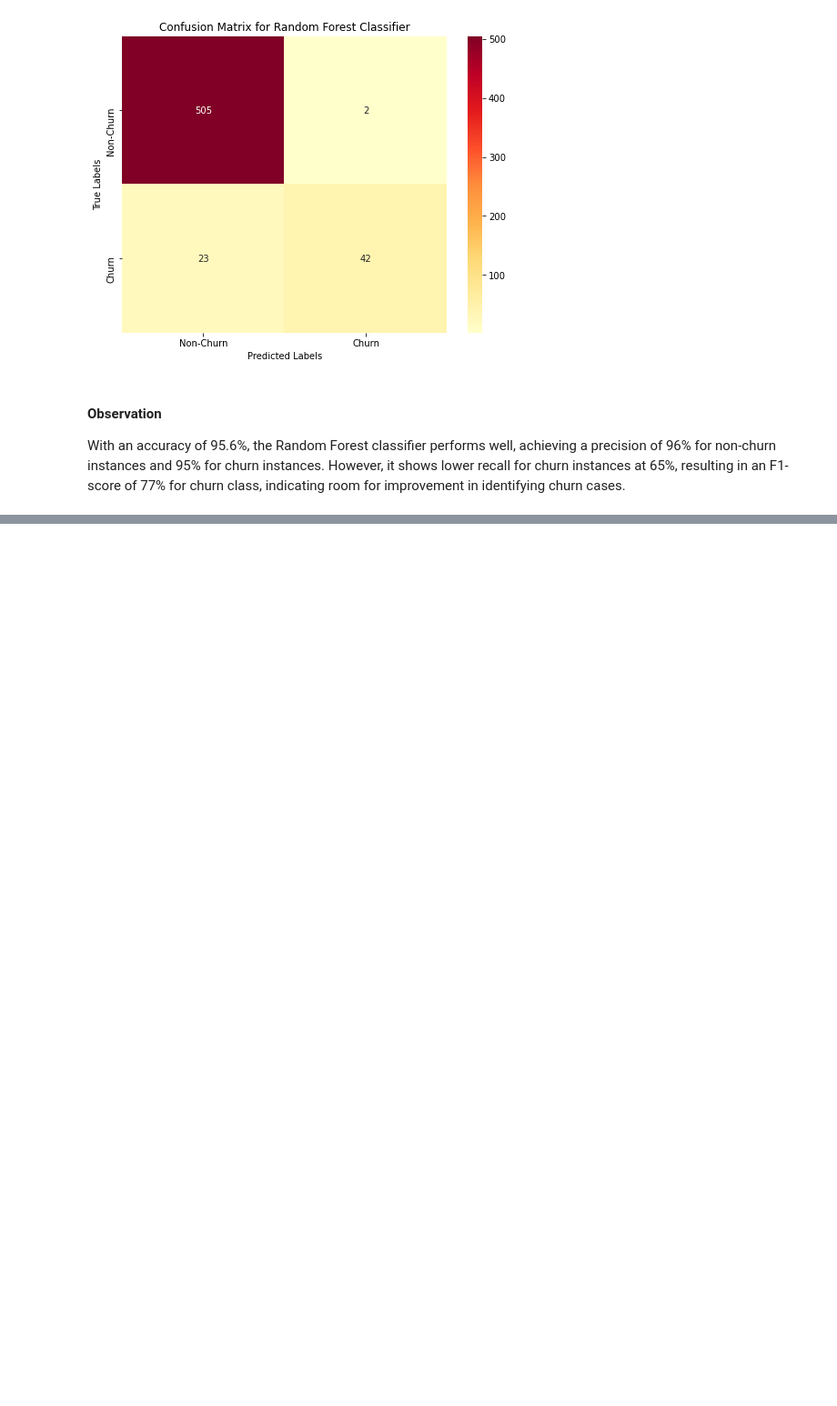
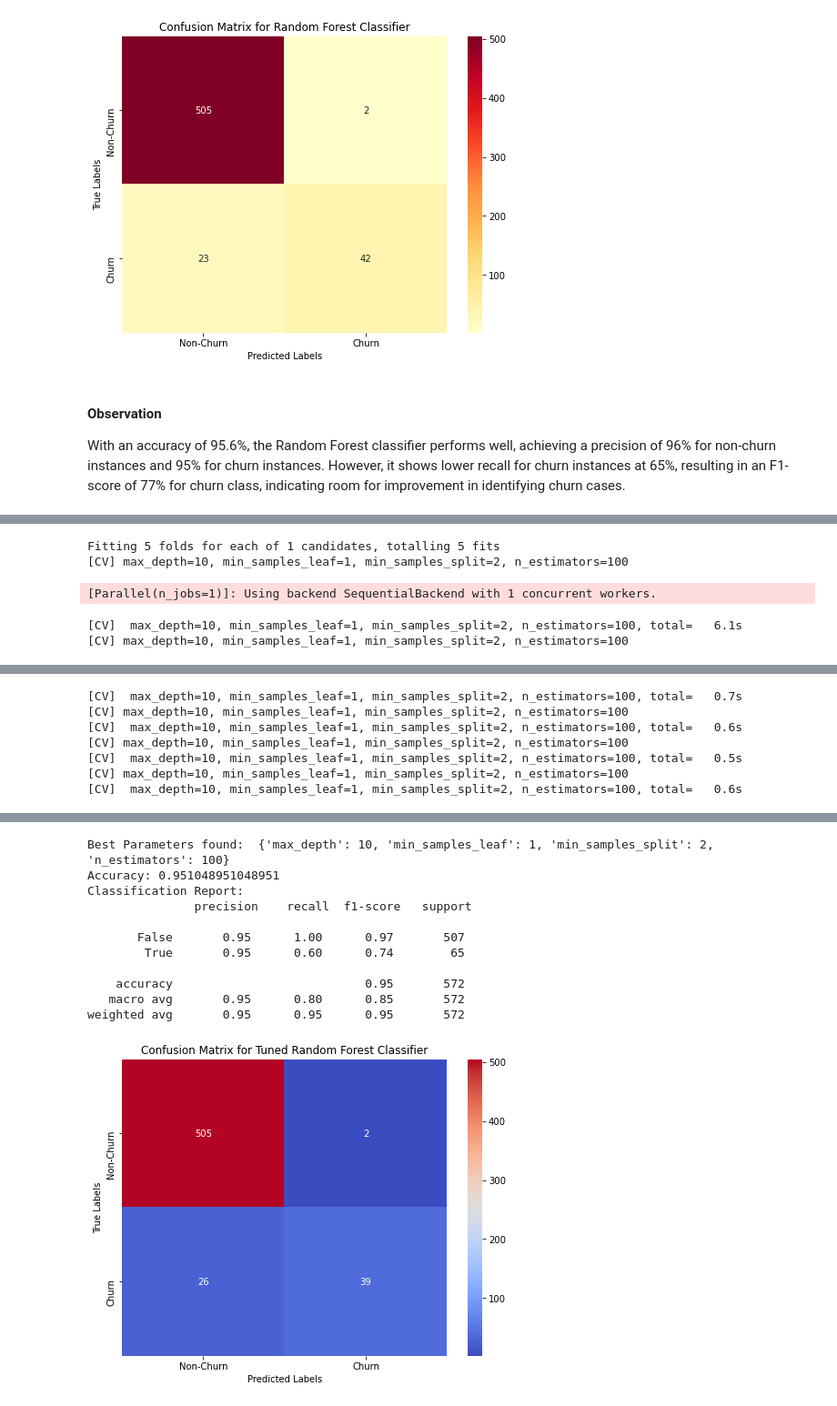
Before and after one commit to Agai-Beryl/Predicting-Customer-Churn-For-A-Leading-Telco-Using-Machine-Learning, a Jupyter notebook: MachineLearning.ipynb, the cells around one changed output, grey strips where cells are left out. Shown at 91% size. Saved outputs shown, nothing was run; the diff lists cells and outputs as text; code cells hidden in the pictures; blank space fills up the shorter version.

Commit message:
Tune the random forest hyperparameters

```diff
--- a/MachineLearning.ipynb
+++ b/MachineLearning.ipynb
@@ -1604,0 +1633,49 @@ With an accuracy of 95.6%, the Random Forest classifier performs well, achieving
+# %%
+# Define a simplified parameter grid for the Random Forest
+param_grid = {
+    'n_estimators': [100],
+    'max_depth': [10],
+    'min_samples_split': [2],
+    'min_samples_leaf': [1]
+}
+
+# Initialize GridSearchCV with Random Forest
+grid_search = GridSearchCV(estimator=RandomForestClassifier(random_state=42),
+                           param_grid=param_grid,
+                           cv=5,
+                           scoring='accuracy',
+                           n_jobs=1,
+                           verbose=2)
+
+# Fit the model using GridSearchCV
+grid_search.fit(X_train, y_train)
+
+# Get the best model
+best_rf_model = grid_search.best_estimator_
+
+# Predict on the test set
+y_pred = best_rf_model.predict(X_test)
+
+# Evaluate the best model
+accuracy = accuracy_score(y_test, y_pred)
+class_report = classification_report(y_test, y_pred)
+cm = confusion_matrix(y_test, y_pred)
+
+# Print results
+print("Best Parameters found: ", grid_search.best_params_)
+print("Accuracy:", accuracy)
+print("Classification Report:\n", class_report)
+
+# Visualize confusion matrix
+plt.figure(figsize=(8, 6))
+sns.heatmap(cm, annot=True, fmt='d', cmap='coolwarm', xticklabels=['Non-Churn', 'Churn'], yticklabels=['Non-Churn', 'Churn'])
+plt.xlabel('Predicted Labels')
+plt.ylabel('True Labels')
+plt.title('Confusion Matrix for Tuned Random Forest Classifier')
+plt.show()
+# %% [output]
+Fitting 5 folds for each of 1 candidates, totalling 5 fits
+[CV] max_depth=10, min_samples_leaf=1, min_samples_split=2, n_estimators=100
+[Parallel(n_jobs=1)]: Using backend SequentialBackend with 1 concurrent workers.
+[CV]  max_depth=10, min_samples_leaf=1, min_samples_split=2, n_estimators=100, total=   6.1s
+[CV] max_depth=10, min_samples_leaf=1, min_samples_split=2, n_estimators=100
@@ -1604,0 +1683,7 @@ With an accuracy of 95.6%, the Random Forest classifier performs well, achieving
+[CV]  max_depth=10, min_samples_leaf=1, min_samples_split=2, n_estimators=100, total=   0.7s
+[CV] max_depth=10, min_samples_leaf=1, min_samples_split=2, n_estimators=100
+[CV]  max_depth=10, min_samples_leaf=1, min_samples_split=2, n_estimators=100, total=   0.6s
+[CV] max_depth=10, min_samples_leaf=1, min_samples_split=2, n_estimators=100
+[CV]  max_depth=10, min_samples_leaf=1, min_samples_split=2, n_estimators=100, total=   0.5s
+[CV] max_depth=10, min_samples_leaf=1, min_samples_split=2, n_estimators=100
+[CV]  max_depth=10, min_samples_leaf=1, min_samples_split=2, n_estimators=100, total=   0.6s
@@ -1604,0 +1691,12 @@ With an accuracy of 95.6%, the Random Forest classifier performs well, achieving
+Best Parameters found:  {'max_depth': 10, 'min_samples_leaf': 1, 'min_samples_split': 2, 'n_estimators': 100}
+Accuracy: 0.951048951048951
+Classification Report:
+               precision    recall  f1-score   support
+
+       False       0.95      1.00      0.97       507
+        True       0.95      0.60      0.74        65
+
+    accuracy                           0.95       572
+   macro avg       0.95      0.80      0.85       572
+weighted avg       0.95      0.95      0.95       572
+[figure, added]
```
Also changed, not shown: parts of 30 cells of this notebook.
